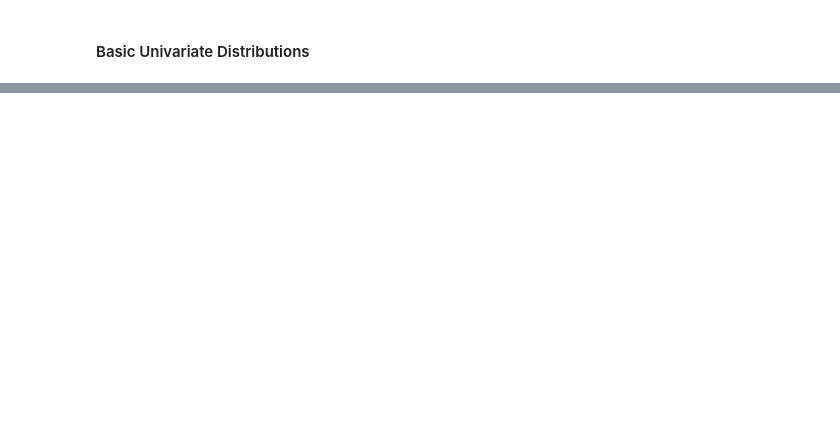
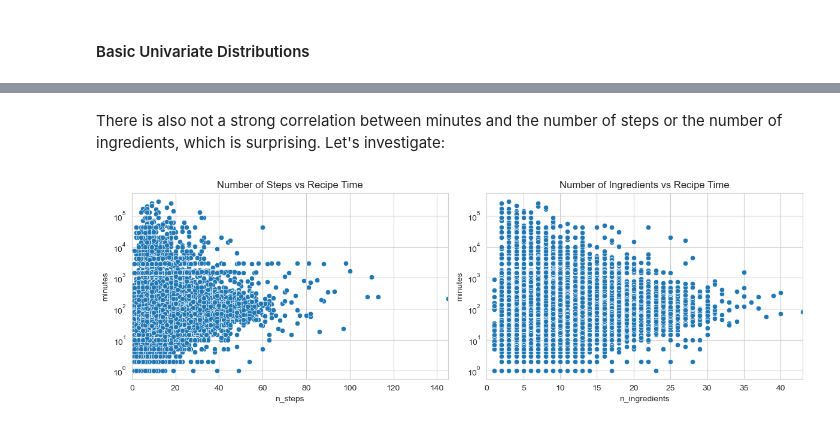
Before and after one commit to ishan-c/recipe-recommendation, a Jupyter notebook: notebooks/eda.ipynb, the cells around one changed output, grey strips where cells are left out. Cells and saved outputs as stored; diff of their text form; code cells hidden in the pictures; blank space fills up the shorter version.

```diff
--- a/notebooks/eda.ipynb
+++ b/notebooks/eda.ipynb
@@ -201,0 +250,21 @@ plt.show()
+# %% [markdown]
+There is also not a strong correlation between minutes and the number of steps or the number of ingredients, which is surprising. Let's investigate:
+# %%
+plt.figure(figsize=(12, 4))
+
+plt.subplot(1, 2, 1)
+sns.scatterplot(x=recipes["n_steps"], y=recipes["minutes"])
+plt.title("Number of Steps vs Recipe Time")
+plt.xlim([0,recipes["n_steps"].max()])
+plt.yscale("log")
+
+plt.subplot(1, 2, 2)
+sns.scatterplot(x=recipes["n_ingredients"], y=recipes["minutes"])
+plt.title("Number of Ingredients vs Recipe Time")
+plt.xlim([0,recipes["n_ingredients"].max()])
+plt.yscale("log")
+
+plt.tight_layout()
+plt.show()
+# %% [output]
+[figure, added]
```
Also changed, not shown: parts of 48 cells of this notebook.
